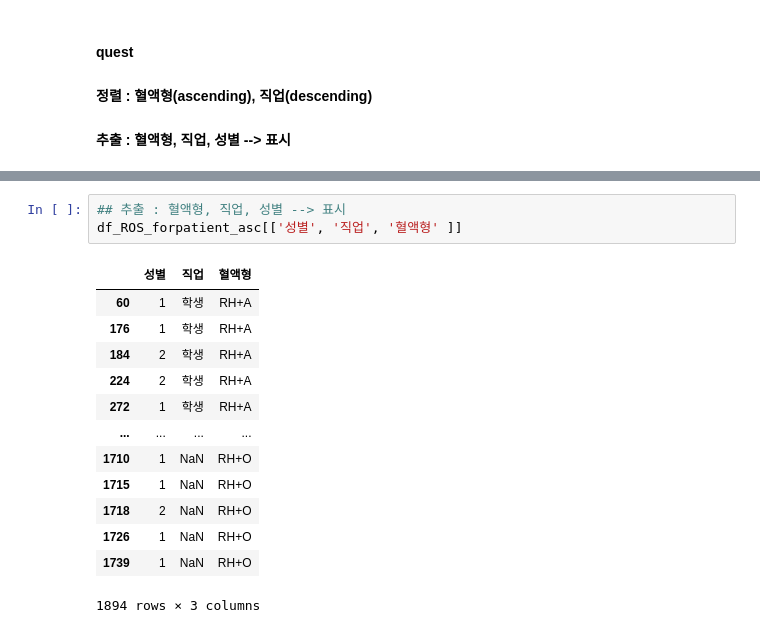
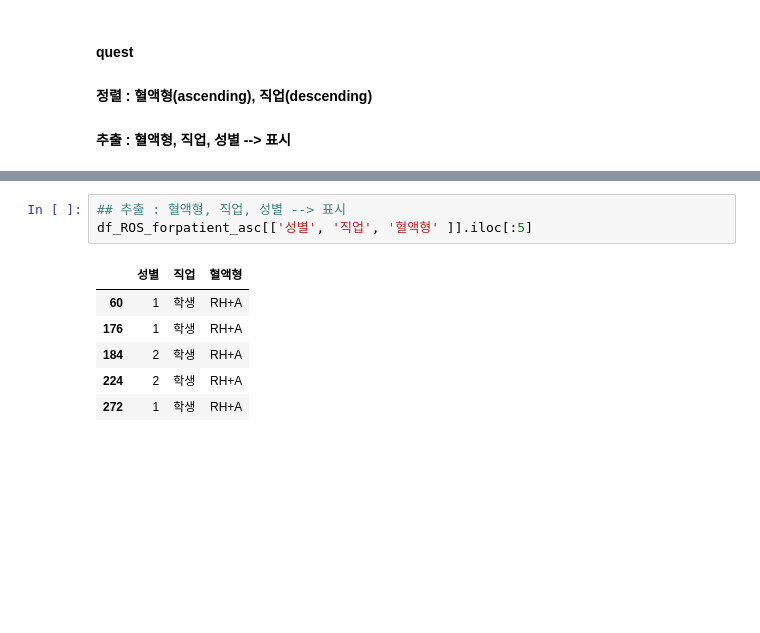
Before and after one commit to estskyway/study_data_analytics, a Jupyter notebook: codes/DDA/RecurrenceOfSurgery_DDA.ipynb, the cells around one changed output, grey strips where cells are left out. Cells and saved outputs as stored; diff of their text form; blank space fills up the shorter version.

```diff
--- a/codes/DDA/RecurrenceOfSurgery_DDA.ipynb
+++ b/codes/DDA/RecurrenceOfSurgery_DDA.ipynb
@@ -178,17 +171,10 @@ df_ROS_forpatient_asc
 # %%
 ## 추출 : 혈액형, 직업, 성별 --> 표시
-df_ROS_forpatient_asc[['성별', '직업', '혈액형' ]]
+df_ROS_forpatient_asc[['성별', '직업', '혈액형' ]].iloc[:5]
 # %% [output]
 |  | 성별 | 직업 | 혈액형 |
 | 60 | 1 | 학생 | RH+A |
 | 176 | 1 | 학생 | RH+A |
 | 184 | 2 | 학생 | RH+A |
 | 224 | 2 | 학생 | RH+A |
 | 272 | 1 | 학생 | RH+A |
-| ... | ... | ... | ... |
-| 1710 | 1 | NaN | RH+O |
-| 1715 | 1 | NaN | RH+O |
-| 1718 | 2 | NaN | RH+O |
-| 1726 | 1 | NaN | RH+O |
-| 1739 | 1 | NaN | RH+O |
-1894 rows × 3 columns
```
Also changed, not shown: parts of 1 cell of this notebook.
